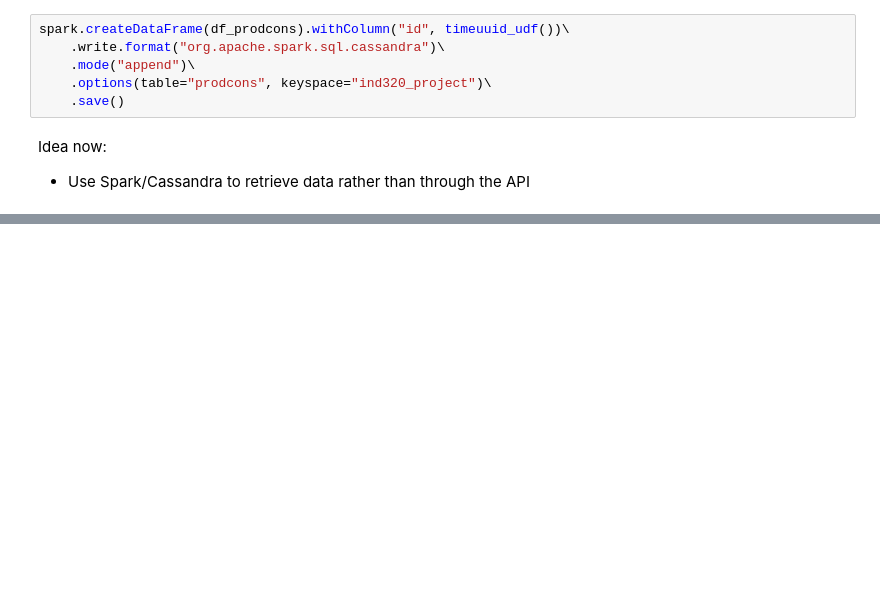
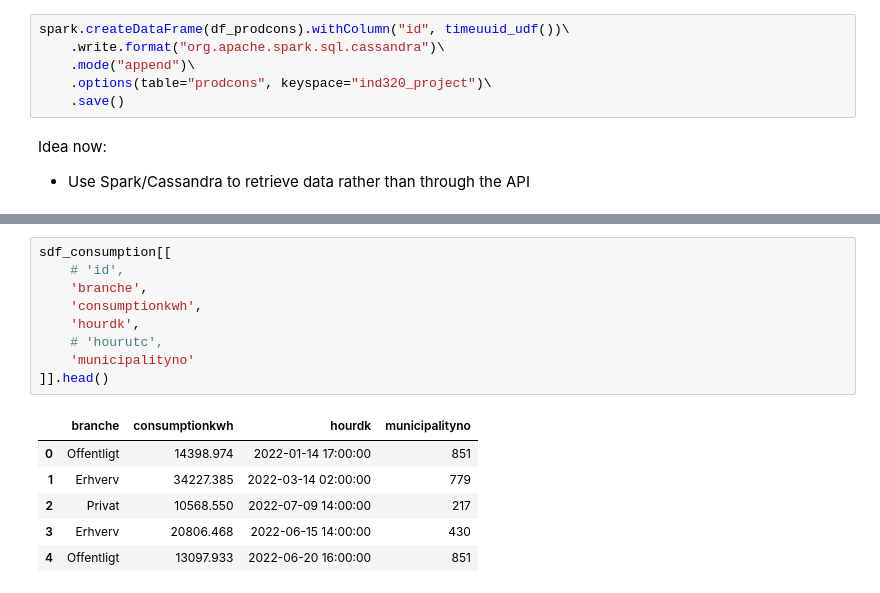
Before and after one commit to aadle/data-to-decision-320, a Jupyter notebook: project_1.ipynb, the cells around one changed output, grey strips where cells are left out. Saved outputs shown, nothing was run; the diff lists cells and outputs as text; blank space fills up the shorter version.

```diff
--- a/project_1.ipynb
+++ b/project_1.ipynb
@@ -374,0 +419,16 @@ production
+# %%
+sdf_consumption[[
+    # 'id',
+    'branche',
+    'consumptionkwh',
+    'hourdk',
+    # 'hourutc',
+    'municipalityno'
+]].head()
+# %% [output]
+|  | branche | consumptionkwh | hourdk | municipalityno |
+| 0 | Offentligt | 14398.974 | 2022-01-14 17:00:00 | 851 |
+| 1 | Erhverv | 34227.385 | 2022-03-14 02:00:00 | 779 |
+| 2 | Privat | 10568.550 | 2022-07-09 14:00:00 | 217 |
+| 3 | Erhverv | 20806.468 | 2022-06-15 14:00:00 | 430 |
+| 4 | Offentligt | 13097.933 | 2022-06-20 16:00:00 | 851 |
```
Also changed, not shown: parts of 33 cells of this notebook.
